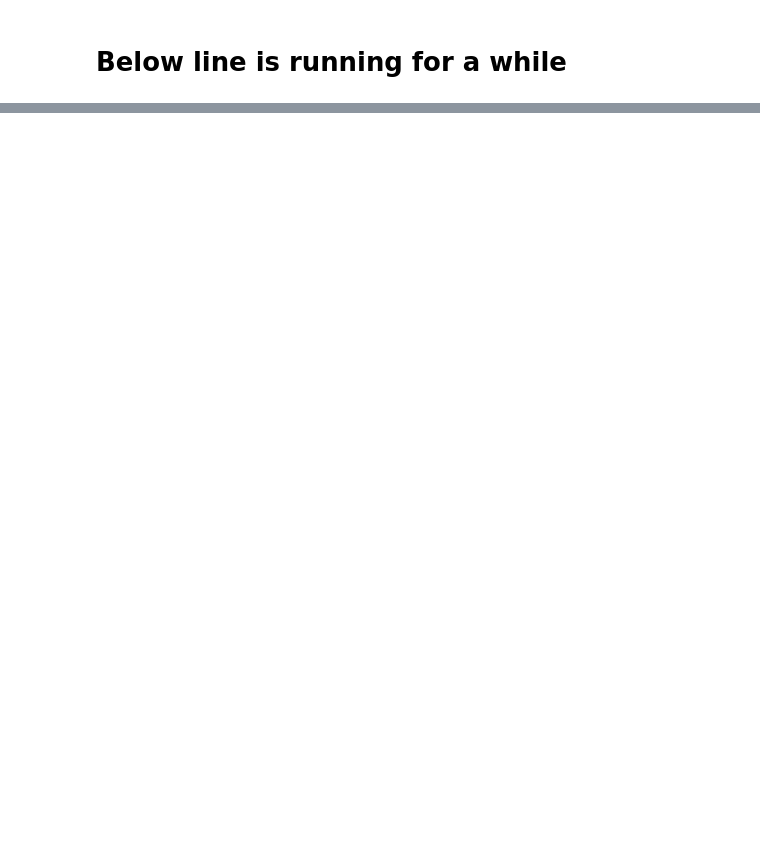
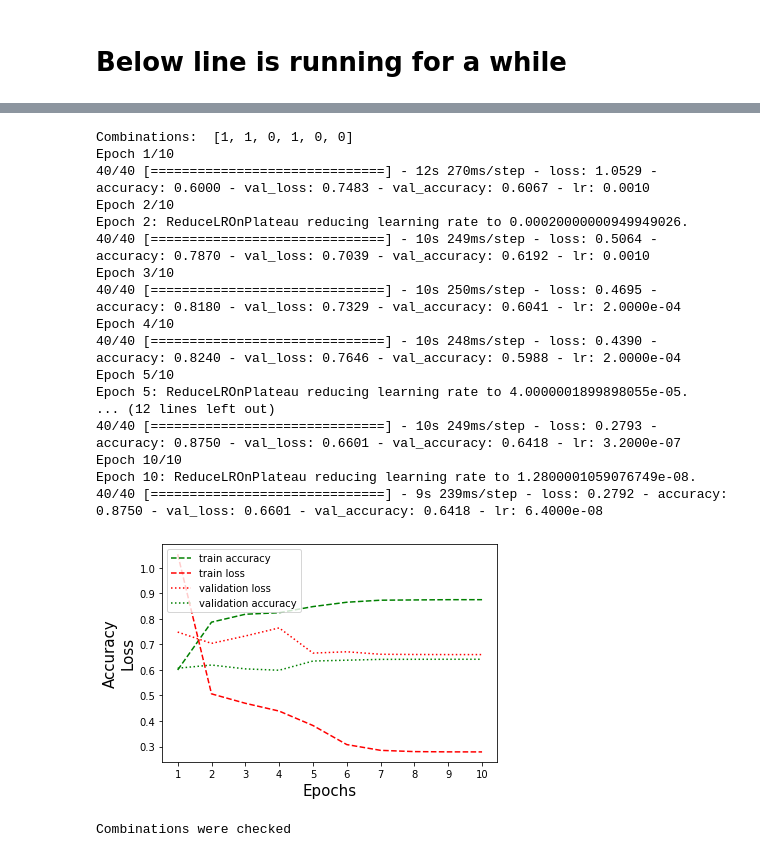
Before and after one commit to csipapicsa/2ndYearProject-NLP, a Jupyter notebook: Simple pipeline.ipynb, the cells around one changed output, grey strips where cells are left out. Cells and saved outputs as stored; diff of their text form; code cells hidden in the pictures; blank space fills up the shorter version.

```diff
--- a/Simple pipeline.ipynb
+++ b/Simple pipeline.ipynb
@@ -293,0 +142,29 @@ Epoch 6: early stopping
+# %%
+p3 = [1,1,1,1,0,1]
+#p3 = [0,1,0,0,0,1]
+p3 = [1,1,0,1,0,0]
+
+
+data_sets, y_train, y_test = f.grid_search_retrain(X_train, X_test, y_train, y_test, p3)
+# %%
+trainRNN.trainRNN(data_sets, y_train, y_test, early_stop_patience=10, filename="1000_retrain_new_stop_words")
+# %% [output]
+Combinations:  [1, 1, 0, 1, 0, 0]
+Epoch 1/10
+40/40 [==============================] - 12s 270ms/step - loss: 1.0529 - accuracy: 0.6000 - val_loss: 0.7483 - val_accuracy: 0.6067 - lr: 0.0010
+Epoch 2/10
+Epoch 2: ReduceLROnPlateau reducing learning rate to 0.00020000000949949026.
+40/40 [==============================] - 10s 249ms/step - loss: 0.5064 - accuracy: 0.7870 - val_loss: 0.7039 - val_accuracy: 0.6192 - lr: 0.0010
+Epoch 3/10
+40/40 [==============================] - 10s 250ms/step - loss: 0.4695 - accuracy: 0.8180 - val_loss: 0.7329 - val_accuracy: 0.6041 - lr: 2.0000e-04
+Epoch 4/10
+40/40 [==============================] - 10s 248ms/step - loss: 0.4390 - accuracy: 0.8240 - val_loss: 0.7646 - val_accuracy: 0.5988 - lr: 2.0000e-04
+Epoch 5/10
+Epoch 5: ReduceLROnPlateau reducing learning rate to 4.0000001899898055e-05.
+... (12 lines left out)
+40/40 [==============================] - 10s 249ms/step - loss: 0.2793 - accuracy: 0.8750 - val_loss: 0.6601 - val_accuracy: 0.6418 - lr: 3.2000e-07
+Epoch 10/10
+Epoch 10: ReduceLROnPlateau reducing learning rate to 1.2800001059076749e-08.
+40/40 [==============================] - 9s 239ms/step - loss: 0.2792 - accuracy: 0.8750 - val_loss: 0.6601 - val_accuracy: 0.6418 - lr: 6.4000e-08
+[figure, added]
+Combinations were checked
```
Also changed, not shown: parts of 14 cells of this notebook, 12 other files.
